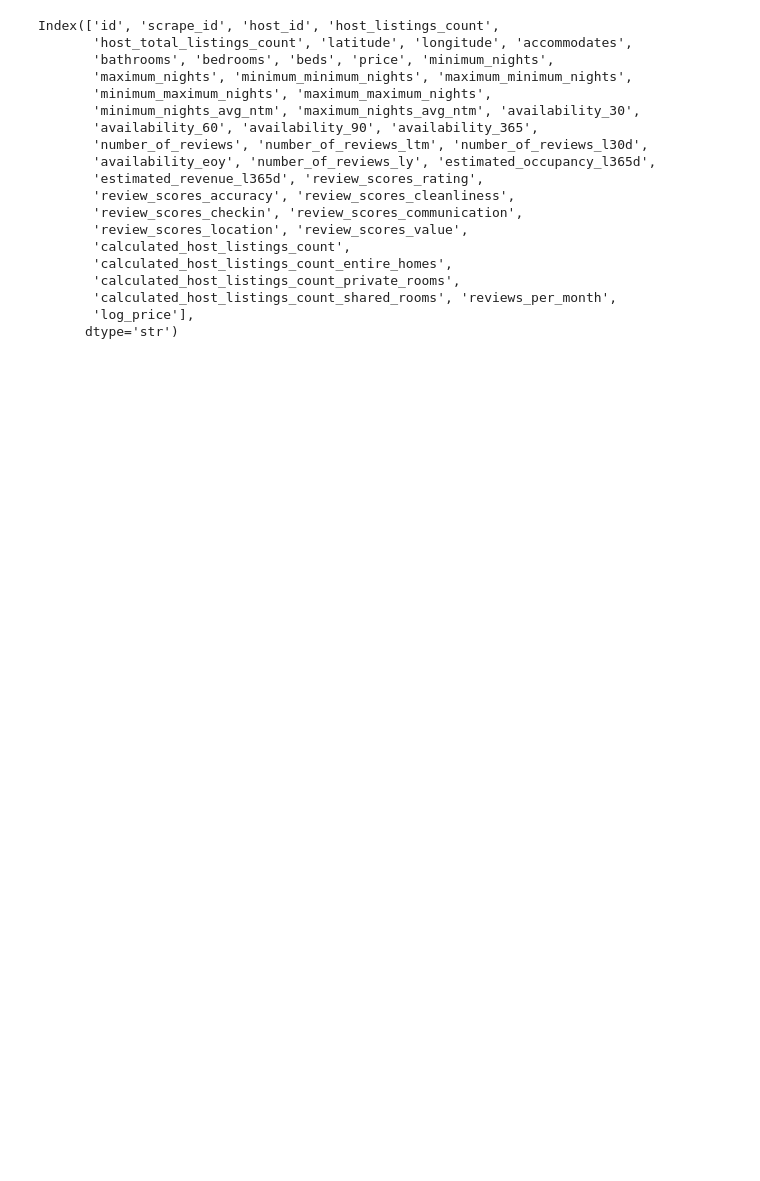
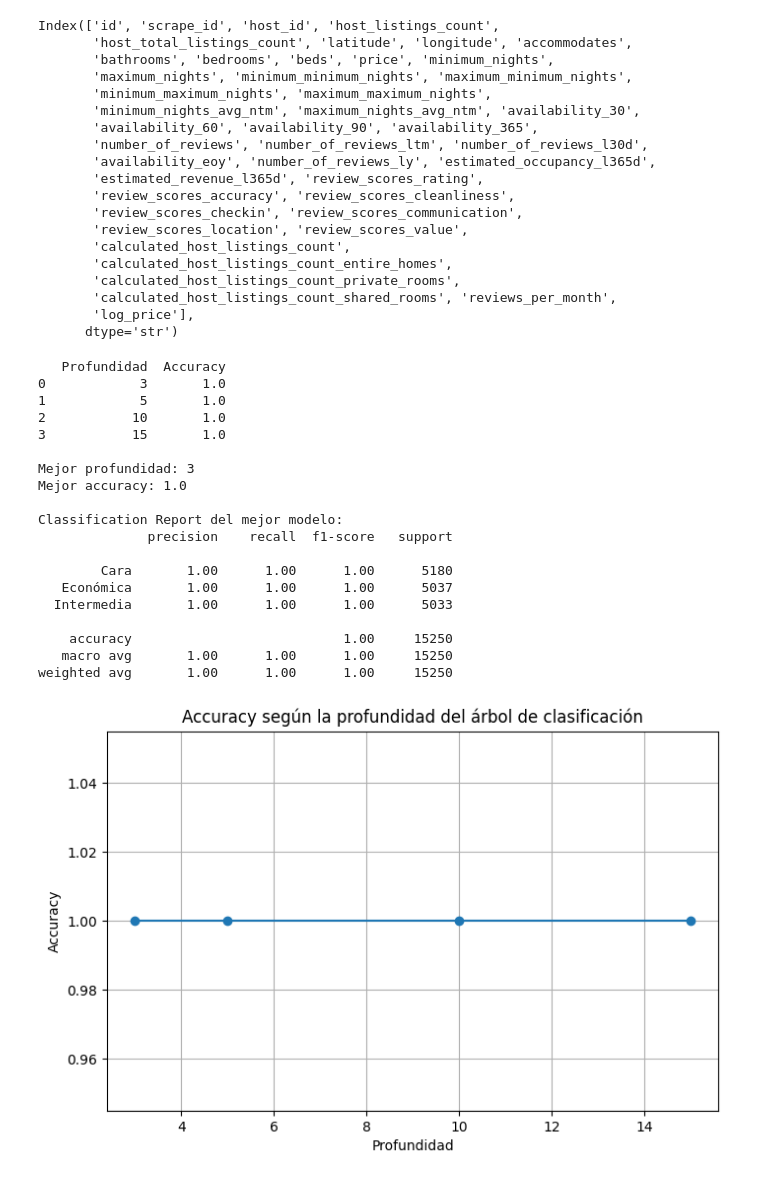
Before and after one commit to Ninaswiftie09/Mineria-de-Datos, a Jupyter notebook: arboles_clasificacion.ipynb, the cells around one changed output. Saved outputs shown, nothing was run; the diff lists cells and outputs as text; code cells hidden in the pictures; blank space fills up the shorter version.

Commit message:
comparación de profundidades del árbol de clasificación

```diff
--- a/arboles_clasificacion.ipynb
+++ b/arboles_clasificacion.ipynb
@@ -36,8 +36,13 @@ df['price_category'] = pd.cut(
 )
 # %%
 # Variable objetivo
-y = df_numeric['price']
+y = df['price_category']
 
 # Variables predictoras
 X = df_numeric.drop(columns=['price'])
+
+# quitar filas nulas por seguridad
+mask = y.notna()
+X = X.loc[mask]
+y = y.loc[mask]
 # %%
@@ -85,3 +90,71 @@ Index(['id', 'scrape_id', 'host_id', 'host_listings_count',
        'calculated_host_listings_count_shared_rooms', 'reviews_per_month',
        'log_price'],
       dtype='str')
+# %%
+# comparación de profundidades del árbol de clasificación
+
+from sklearn.metrics import classification_report
+
+profundidades = [3, 5, 10, 15]
+resultados = []
+
+for p in profundidades:
+    modelo_temp = DecisionTreeClassifier(max_depth=p, random_state=42)
+    modelo_temp.fit(X_train, y_train)
+
+    y_pred_temp = modelo_temp.predict(X_test)
+    acc_temp = accuracy_score(y_test, y_pred_temp)
+
+    resultados.append({
+        "Profundidad": p,
+        "Accuracy": acc_temp
+    })
+
+resultados_df = pd.DataFrame(resultados)
+print(resultados_df)
+
+mejor_fila = resultados_df.loc[resultados_df["Accuracy"].idxmax()]
+mejor_profundidad = int(mejor_fila["Profundidad"])
+mejor_accuracy = mejor_fila["Accuracy"]
+
+print("\nMejor profundidad:", mejor_profundidad)
+print("Mejor accuracy:", round(mejor_accuracy, 4))
+
+# entrenar nuevamente el mejor modelo
+mejor_modelo = DecisionTreeClassifier(max_depth=mejor_profundidad, random_state=42)
+mejor_modelo.fit(X_train, y_train)
+
+y_pred_mejor = mejor_modelo.predict(X_test)
+
+print("\nClassification Report del mejor modelo:")
+print(classification_report(y_test, y_pred_mejor))
+
+# gráfica
+plt.figure(figsize=(8,5))
+plt.plot(resultados_df["Profundidad"], resultados_df["Accuracy"], marker="o")
+plt.title("Accuracy según la profundidad del árbol de clasificación")
+plt.xlabel("Profundidad")
+plt.ylabel("Accuracy")
+plt.grid(True)
+plt.show()
+# %% [output]
+   Profundidad  Accuracy
+0            3       1.0
+1            5       1.0
+2           10       1.0
+3           15       1.0
+
+Mejor profundidad: 3
+Mejor accuracy: 1.0
+
+Classification Report del mejor modelo:
+              precision    recall  f1-score   support
+
+        Cara       1.00      1.00      1.00      5180
+   Económica       1.00      1.00      1.00      5037
+  Intermedia       1.00      1.00      1.00      5033
+
+    accuracy                           1.00     15250
+   macro avg       1.00      1.00      1.00     15250
+weighted avg       1.00      1.00      1.00     15250
+[figure, added]
```
Also changed, not shown: parts of 3 cells of this notebook, 1 other file.
